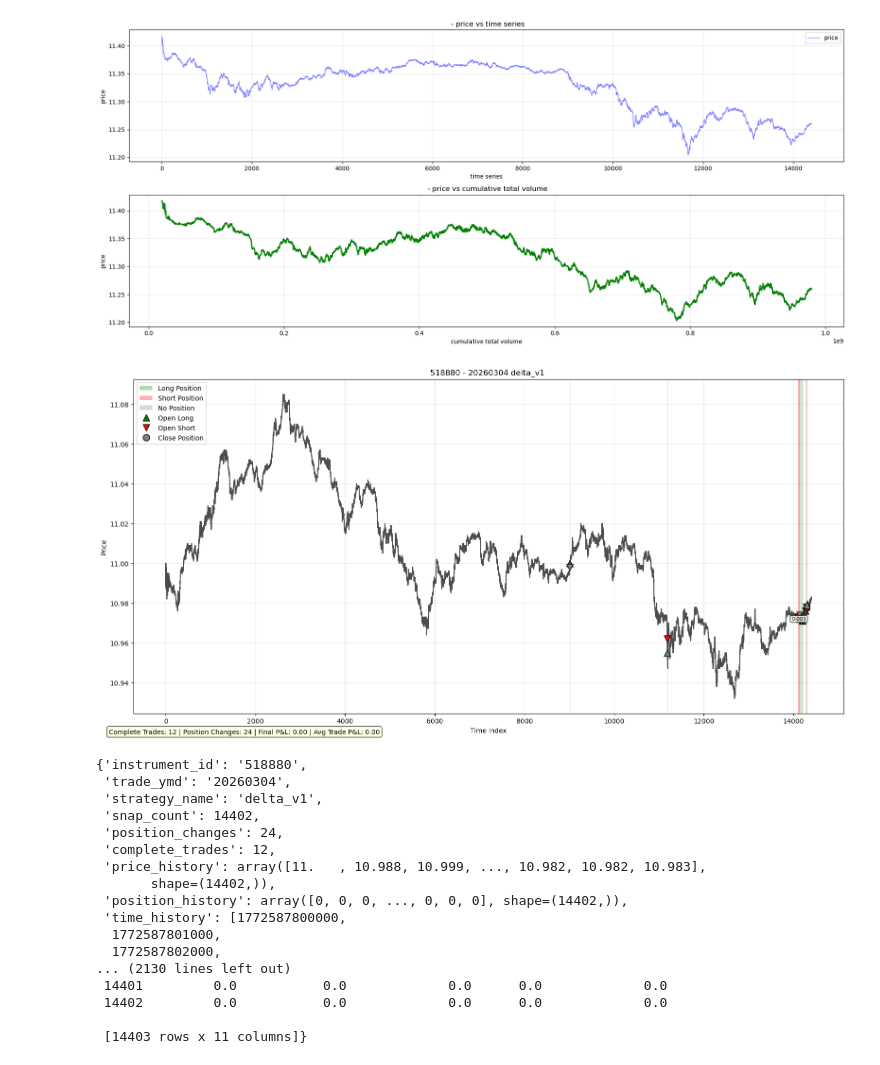
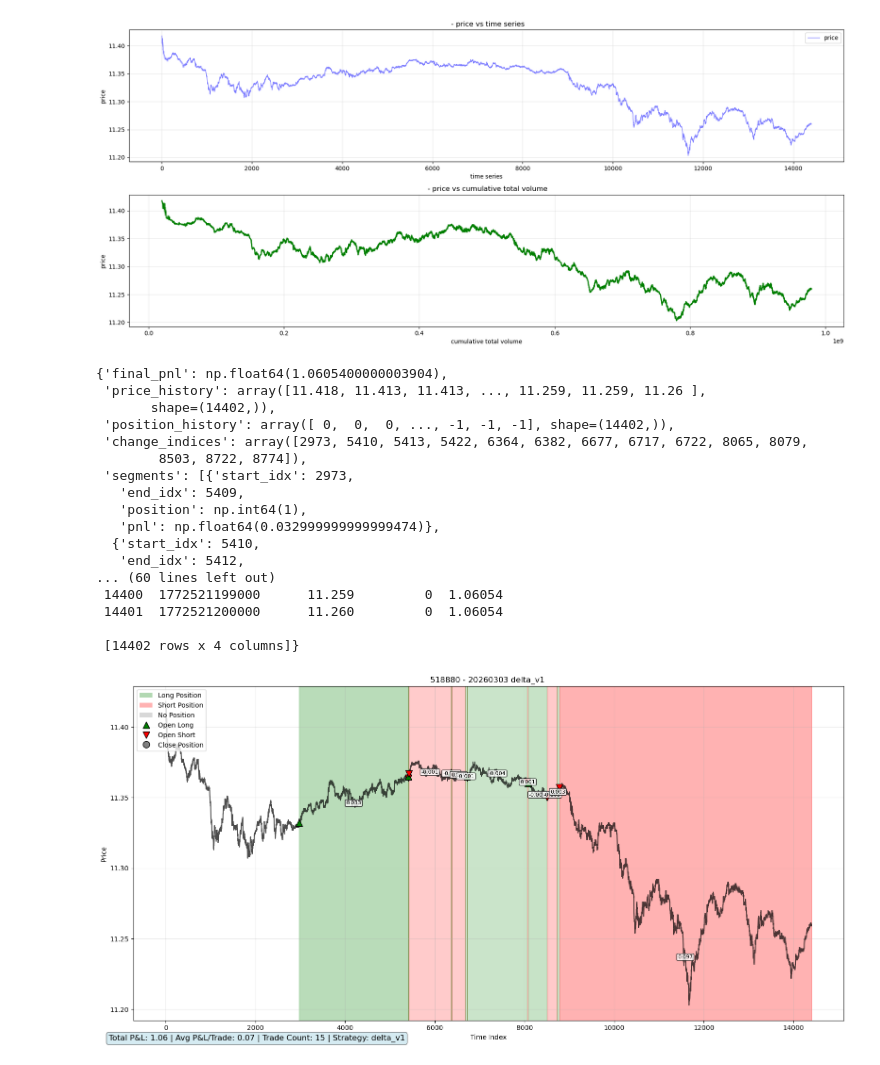
Before and after one commit to artinsophia/Quant-Intern-2026, a Jupyter notebook: two_models/delta.ipynb, the cells around one changed output. Saved outputs shown, nothing was run; the diff lists cells and outputs as text; code cells hidden in the pictures.

```diff
--- a/two_models/delta.ipynb
+++ b/two_models/delta.ipynb
@@ -726,7 +694,7 @@ param_dict = {
     'short_window' : 60 ,
     'long_window' : 300 ,
     'open_threshold' : 2 ,
-    'close_threshold' : 0.2,
+    'close_threshold' : 0,
     'confidence_threshold' : 0.7 ,
     'name' : 'delta_v1',
 
@@ -740,23 +708,23 @@ param_dict['x_window'] = max(param_dict['short_window'],param_dict['long_window'
 # %%
 from single_day_backtest import single_day_backtest
 strategy = StrategyDemo(model,param_dict)
-single_day_backtest(instrument_id , "20260304",strategy,param_dict)
+single_day_backtest(instrument_id , "20260303",strategy,param_dict)
 # %% [output]
+{'final_pnl': np.float64(1.0605400000003904),
+ 'price_history': array([11.418, 11.413, 11.413, ..., 11.259, 11.259, 11.26 ],
+       shape=(14402,)),
+ 'position_history': array([ 0,  0,  0, ..., -1, -1, -1], shape=(14402,)),
+ 'change_indices': array([2973, 5410, 5413, 5422, 6364, 6382, 6677, 6717, 6722, 8065, 8079,
+        8503, 8722, 8774]),
+ 'segments': [{'start_idx': 2973,
+   'end_idx': 5409,
+   'position': np.int64(1),
+   'pnl': np.float64(0.032999999999999474)},
+  {'start_idx': 5410,
+   'end_idx': 5412,
+... (60 lines left out)
+ 14400  1772521199000      11.259         0  1.06054
+ 14401  1772521200000      11.260         0  1.06054
+
+ [14402 rows x 4 columns]}
-[figure, old version]
+[figure, new version]
-{'instrument_id': '518880',
- 'trade_ymd': '20260304',
- 'strategy_name': 'delta_v1',
- 'snap_count': 14402,
- 'position_changes': 24,
- 'complete_trades': 12,
- 'price_history': array([11.   , 10.988, 10.999, ..., 10.982, 10.982, 10.983],
-       shape=(14402,)),
- 'position_history': array([0, 0, 0, ..., 0, 0, 0], shape=(14402,)),
- 'time_history': [1772587800000,
-  1772587801000,
-  1772587802000,
-... (2130 lines left out)
- 14401         0.0           0.0             0.0      0.0             0.0
- 14402         0.0           0.0             0.0      0.0             0.0
-
- [14403 rows x 11 columns]}
```
Also changed, not shown: parts of 12 cells of this notebook, 3 other files.
